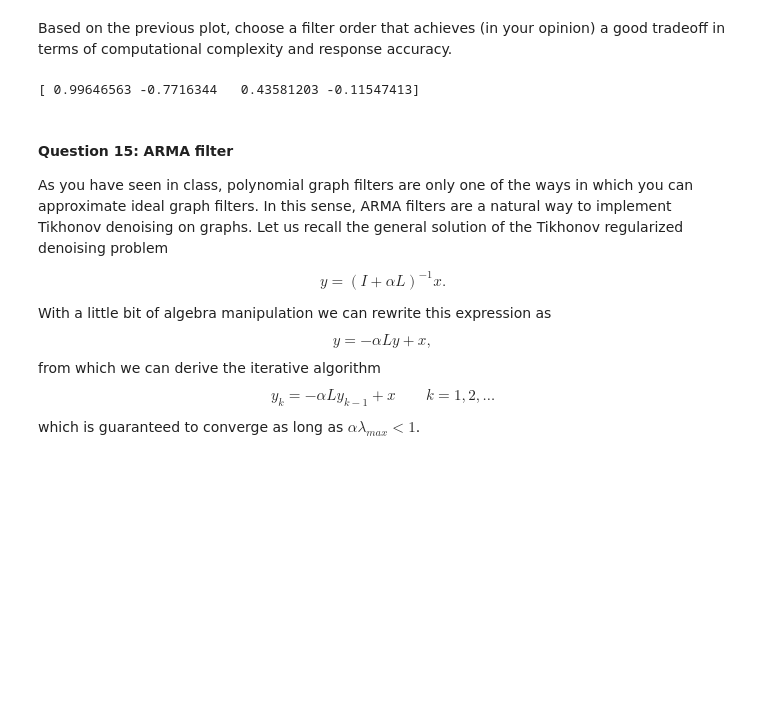
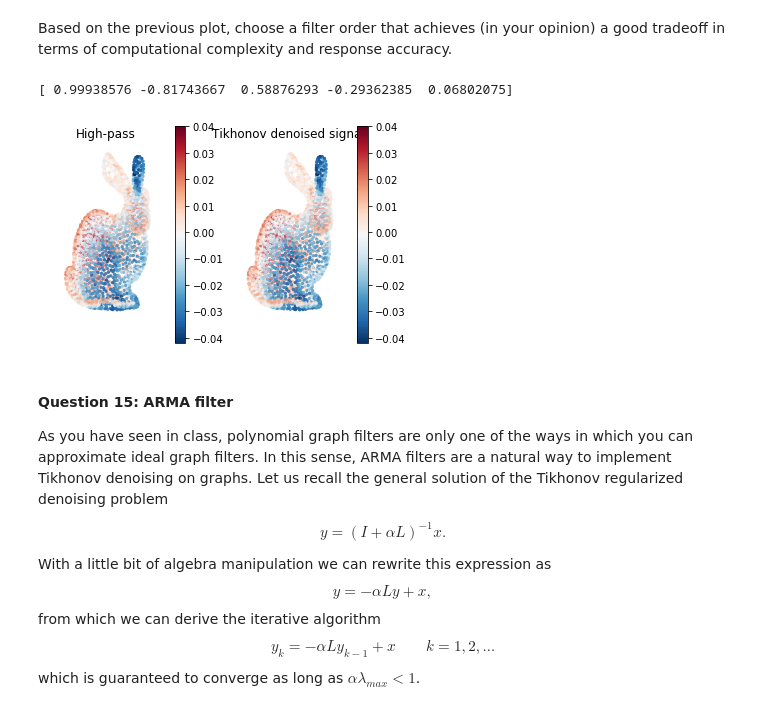
Before and after one commit to xiaohai12/ntds2019, a Jupyter notebook: assignments/2_learning_with_graphs.ipynb, the cells around one changed output. Saved outputs shown, nothing was run; the diff lists cells and outputs as text; code cells hidden in the pictures; blank space fills up the shorter version.

```diff
--- a/assignments/2_learning_with_graphs.ipynb
+++ b/assignments/2_learning_with_graphs.ipynb
@@ -767,12 +772,19 @@ def polynomial_graph_filter(coeff: np.array, laplacian: np.ndarray):
 # %% [markdown]
 Based on the previous plot, choose a filter order that achieves (in your opinion) a good tradeoff in terms of computational complexity and response accuracy.
 # %%
-order =  3
+order =  5
 coeff_tk = fit_polynomial(lam, order, ideal_tk)
 print(coeff_tk)
 g_tk = polynomial_graph_filter(coeff_tk, laplacian)
 # %% [output]
-[ 0.99646563 -0.7716344   0.43581203 -0.11547413]
+[ 0.99938576 -0.81743667  0.58876293 -0.29362385  0.06802075]
+# %%
+plt.subplot(121, projection='3d')
+plot_bunny(x=g_tk@x_noisy, title='High-pass', vlim=[min(x_tk), max(x_tk)])
+plt.subplot(122, projection='3d')
+plot_bunny(x=x_tk, title='Tikhonov denoised signal', vlim=[min(x_tk), max(x_tk)])
+# %% [output]
+[figure, added]
 # %% [markdown]
 #### Question 15: ARMA filter
 
```
Also changed, not shown: parts of 27 cells of this notebook.
